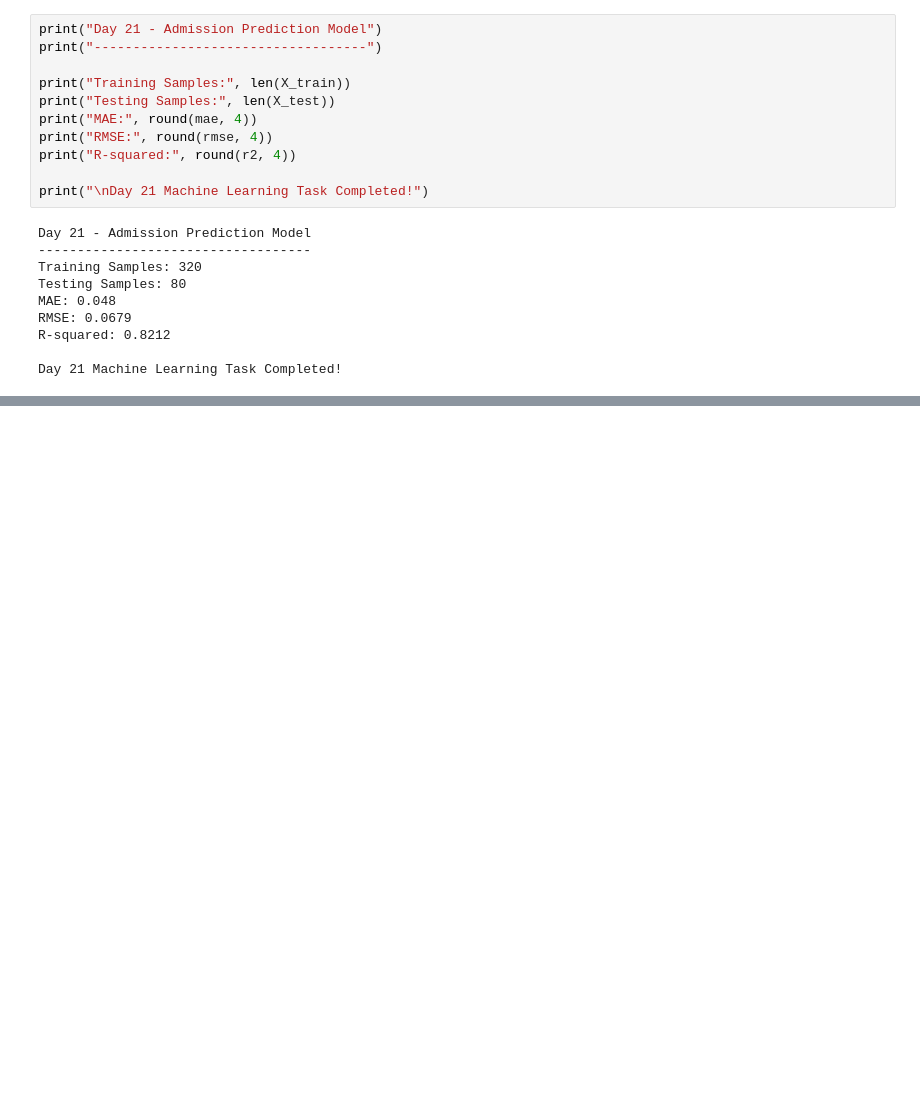
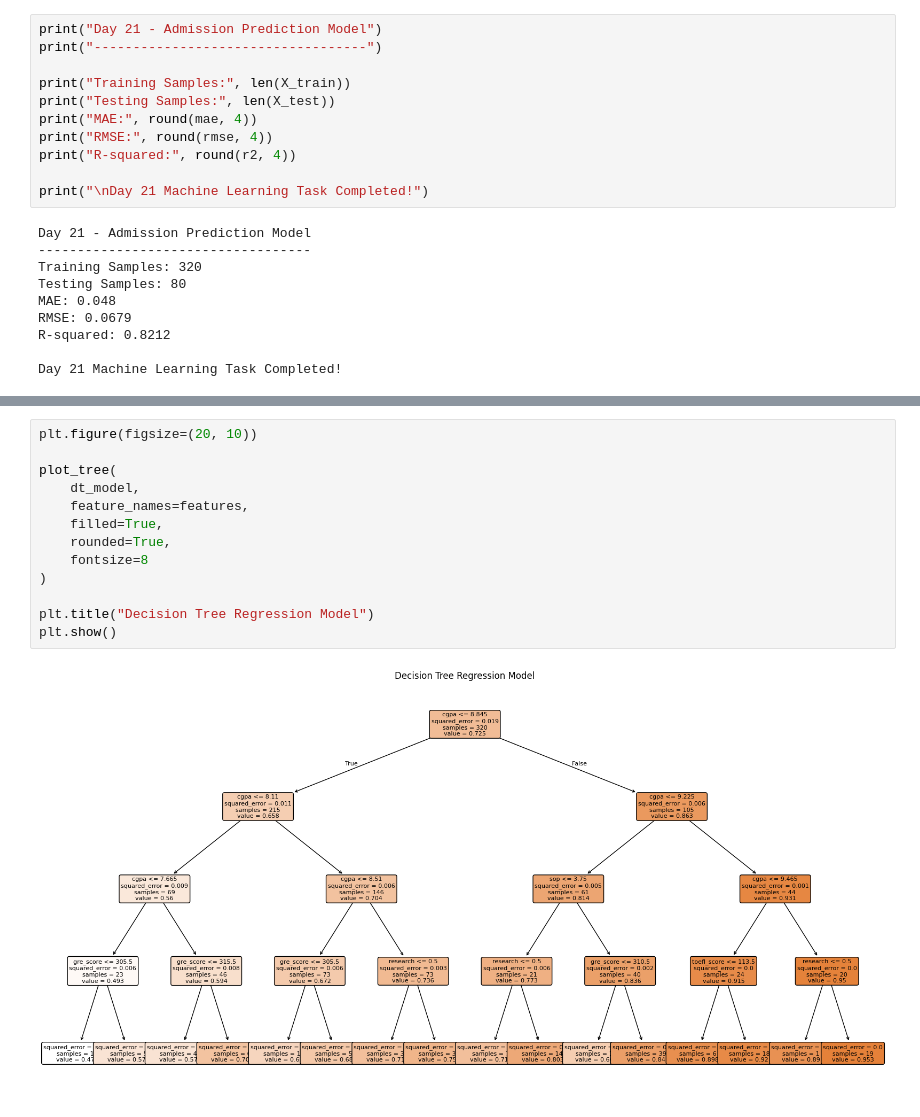
Before and after one commit to sumanamishra1120-ux/Chance-of-Admission-Higher-Studies, a Jupyter notebook: Chance_of_Admission_Higher_Studies.ipynb, the cells around one changed output, grey strips where cells are left out. Saved outputs shown, nothing was run; the diff lists cells and outputs as text; blank space fills up the shorter version.

```diff
--- a/Chance_of_Admission_Higher_Studies.ipynb
+++ b/Chance_of_Admission_Higher_Studies.ipynb
@@ -3399,0 +3524,15 @@ Day 21 Machine Learning Task Completed!
+# %%
+plt.figure(figsize=(20, 10))
+
+plot_tree(
+    dt_model,
+    feature_names=features,
+    filled=True,
+    rounded=True,
+    fontsize=8
+)
+
+plt.title("Decision Tree Regression Model")
+plt.show()
+# %% [output]
+[figure, added]
```
Also changed, not shown: parts of 19 cells of this notebook.
